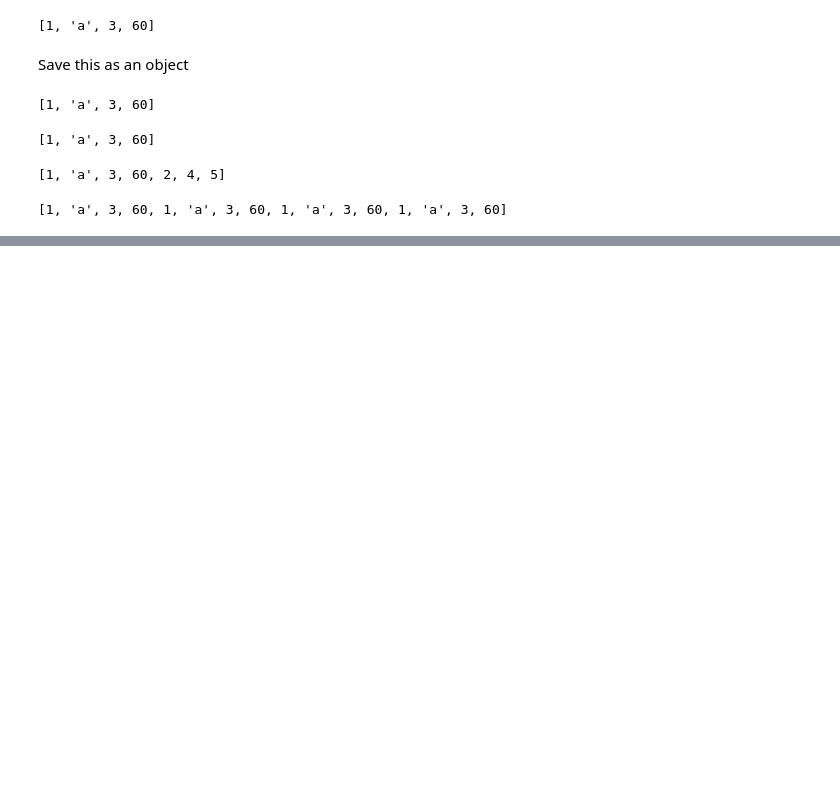
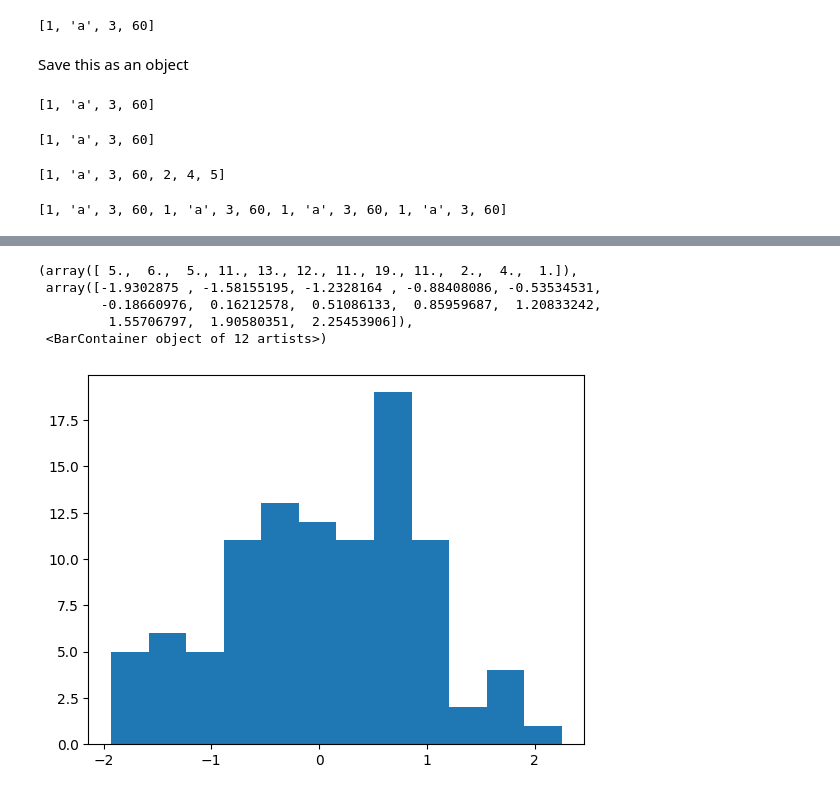
Before and after one commit to saratbantupalli/python_notes, a Jupyter notebook: Learning_Python.ipynb, the cells around one changed output, grey strips where cells are left out. Cells and saved outputs as stored; diff of their text form; code cells hidden in the pictures; blank space fills up the shorter version.

```diff
--- a/Learning_Python.ipynb
+++ b/Learning_Python.ipynb
@@ -25,0 +88,9 @@ myList * 4
+# %%
+plt.hist(vals, bins = 12)
+# %% [output]
+(array([ 5.,  6.,  5., 11., 13., 12., 11., 19., 11.,  2.,  4.,  1.]),
+ array([-1.9302875 , -1.58155195, -1.2328164 , -0.88408086, -0.53534531,
+        -0.18660976,  0.16212578,  0.51086133,  0.85959687,  1.20833242,
+         1.55706797,  1.90580351,  2.25453906]),
+ <BarContainer object of 12 artists>)
+[figure, added]
```
Also changed, not shown: parts of 11 cells of this notebook.
